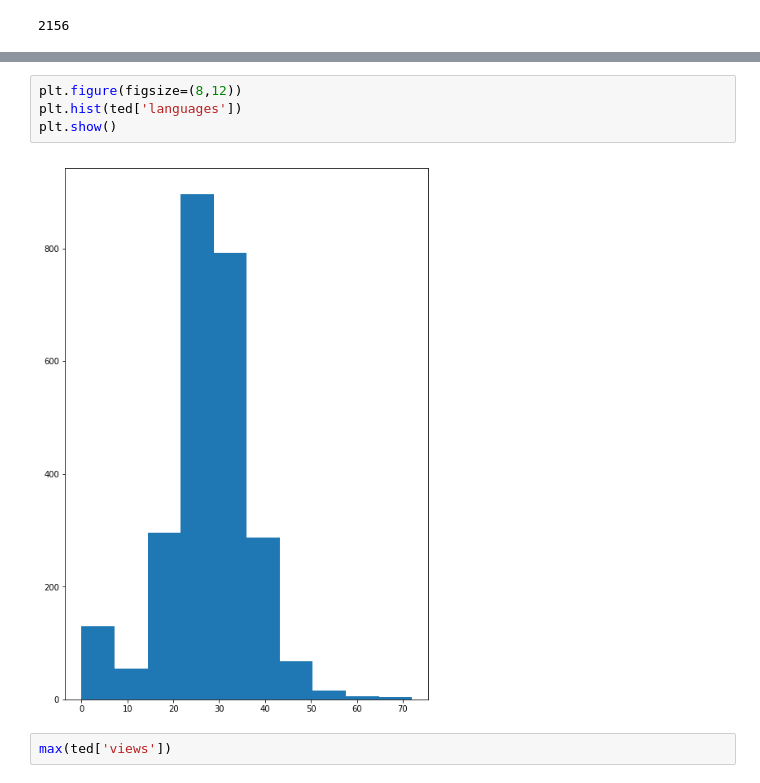
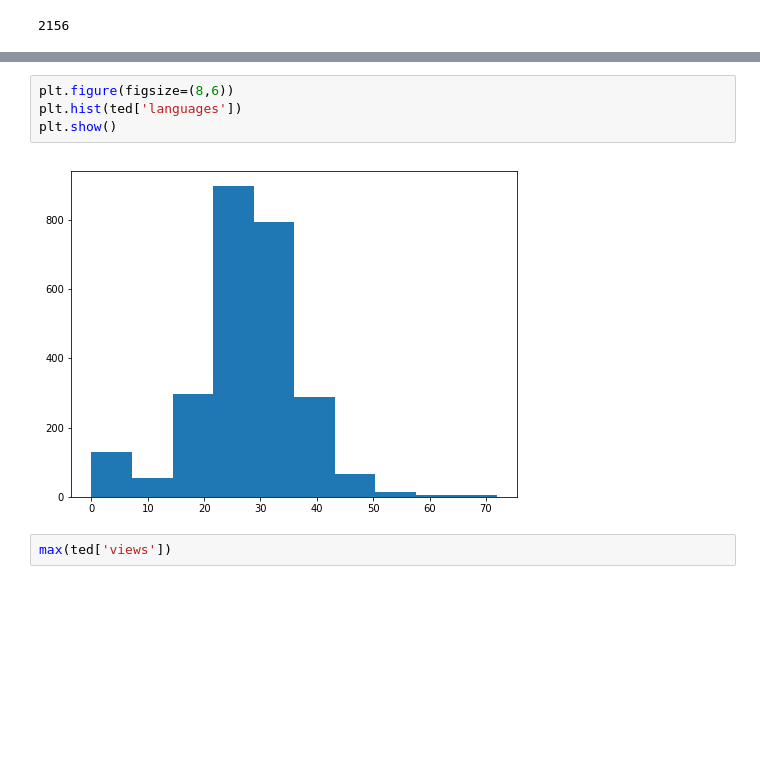
Before and after one commit to lilpricey/Thinkful, a Jupyter notebook: fundamentals/capstone report.ipynb, the cells around one changed output, grey strips where cells are left out. Saved outputs shown, nothing was run; the diff lists cells and outputs as text; blank space fills up the shorter version.

```diff
--- a/fundamentals/capstone report.ipynb
+++ b/fundamentals/capstone report.ipynb
@@ -47,9 +111,9 @@ plt.show()
 # %%
-plt.figure(figsize=(8,12))
+plt.figure(figsize=(8,6))
 plt.hist(ted['languages'])
 plt.show()
 # %% [output]
-[figure, old version]
+[figure, new version]
 # %%
 max(ted['views'])
 # %% [output]
```
Also changed, not shown: parts of 17 cells of this notebook.
